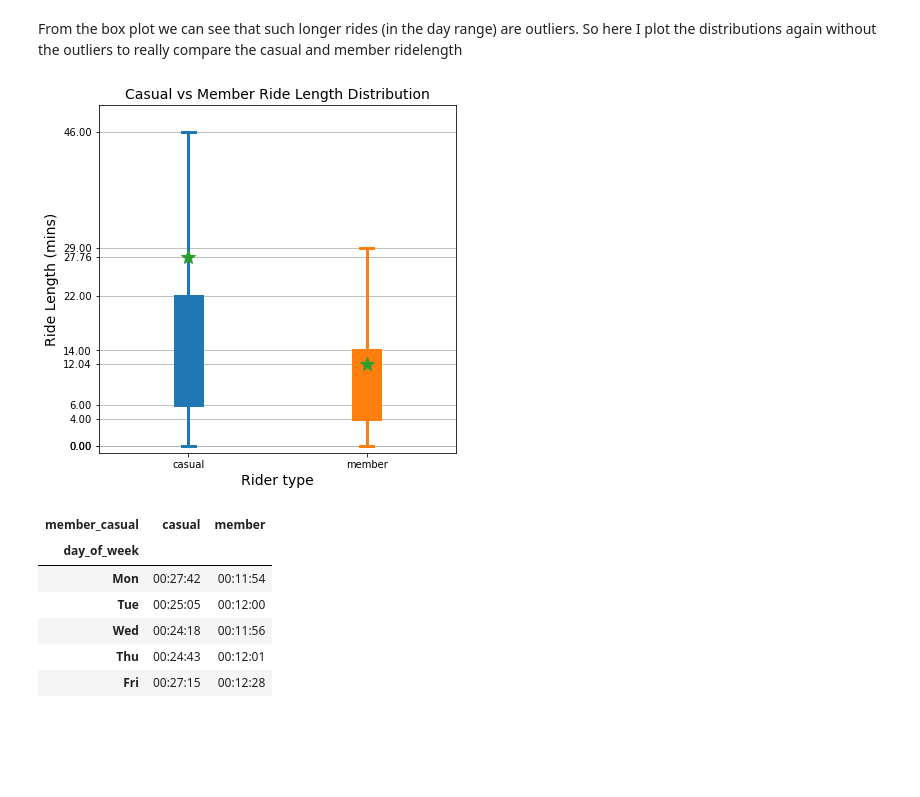
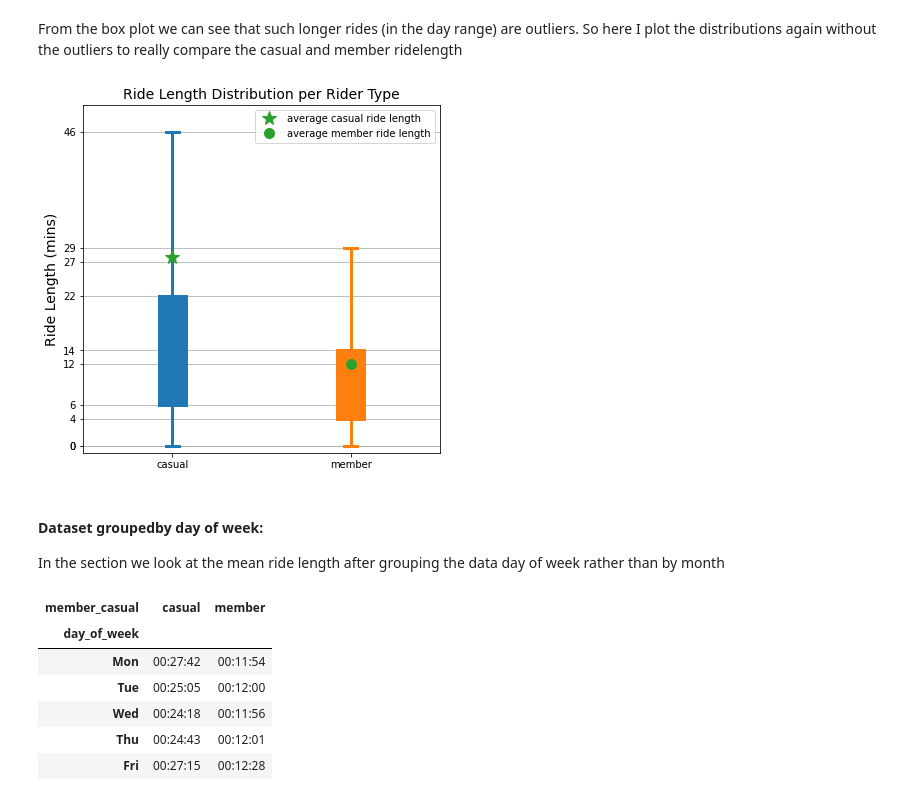
Before and after one commit to SummerKassem/BikeShareCS, a Jupyter notebook: PythonCode/bike_share_analysis.ipynb, the cells around one changed output. Cells and saved outputs as stored; diff of their text form; code cells hidden in the pictures; blank space fills up the shorter version.

```diff
--- a/PythonCode/bike_share_analysis.ipynb
+++ b/PythonCode/bike_share_analysis.ipynb
@@ -764,36 +769,40 @@ members = df[df.member_casual == 'member'].ride_length
 casuals = df[df.member_casual == 'casual'].ride_length
 
 fig, ax1 = plt.subplots(figsize=(6.4, 6.4))
 
 box_plot_items = ax1.boxplot([casuals, members], showfliers=False, showmeans=True, labels=['casual', 'member'], patch_artist=True)
-plt.title('Casual vs Member Ride Length Distribution', fontsize=14)
-plt.xlabel('Rider type', fontsize=14)
+plt.title('Ride Length Distribution per Rider Type', fontsize=14)
+plt.xlabel('', fontsize=14)
 plt.ylabel('Ride Length (mins)', fontsize=14)
 
 # colouring
 colors1 = ['tab:blue', 'tab:orange']
 colors2 = ['tab:blue', 'tab:blue', 'tab:orange', 'tab:orange']
 wid = 3
 for type in ['boxes', 'whiskers', 'caps', 'means', 'medians']:
     for i, box in enumerate(box_plot_items[type]):
         if type in ['boxes', 'medians']:
             box.set(color=colors1[i], linewidth=wid)
         elif type == 'means':
-            box.set(marker='*', markersize=15)
+            if i == 0:
+                box.set(marker='*', markersize=15, label = "average casual ride length")
+            else:
+                box.set(marker='o', markersize=10, label = "average member ride length")
         else:
             box.set(color=colors2[i], linewidth=wid)
 
 
-# Get the quartiles, whiskers and means for both boxes
-quartiles_data1 = [item.get_ydata()[0] for type in ['whiskers', 'caps', 'means'] for item in box_plot_items[type]]
+# Get the quartiles, whiskers and means for both boxes in order to mark them on the plot
+quartiles_data1 = [int(item.get_ydata()[0]) for type in ['whiskers', 'caps', 'means'] for item in box_plot_items[type]]
 all_ticks = sorted(quartiles_data1)
 
 ax1.grid(True, axis='y')
 ax1.set_yticks(all_ticks)
 ax1.set_ylim(-1, 50)
 
+plt.legend()
 plt.savefig('../Visualisations/ridelength_boxplot_wo_outliers.pdf')
 plt.savefig('../Report/Latex/images/ridelength_boxplot_wo_outliers.pdf')
 plt.show()
 # %% [output]
-[figure, old version]
+[figure, new version]
@@ -810 +809,4 @@ count_day_of_week
+# %% [markdown]
+#### Dataset groupedby day of week:
+In the section we look at the mean ride length after grouping the data day of week rather than by month
 # %%
```
Also changed, not shown: parts of 16 cells of this notebook, 2 other files.
